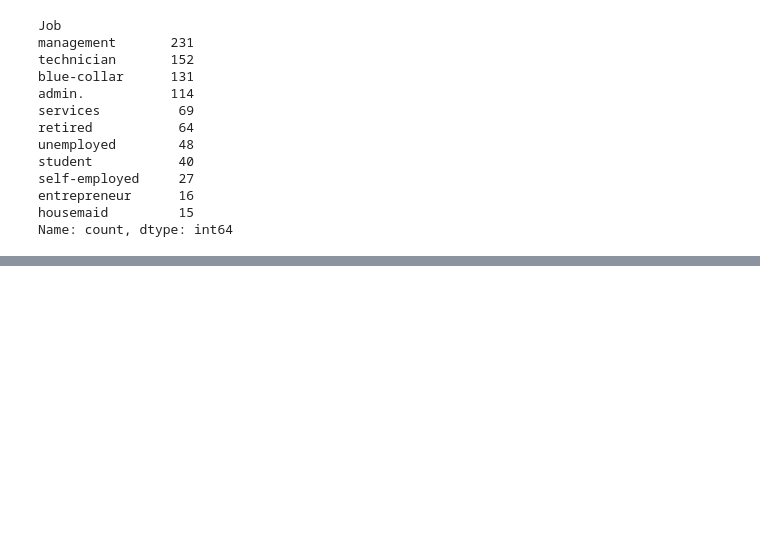
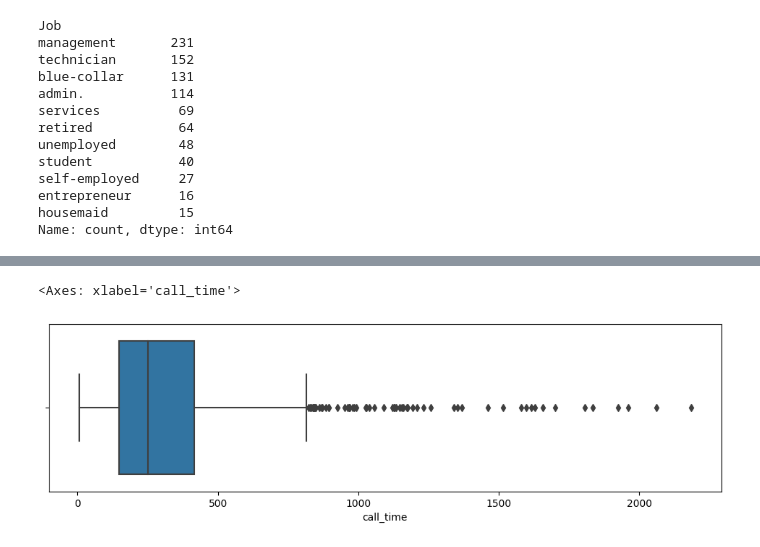
Before and after one commit to ndjogo/Class_practice, a Jupyter notebook: pandas/pandas.ipynb, the cells around one changed output, grey strips where cells are left out. Cells and saved outputs as stored; diff of their text form; code cells hidden in the pictures; blank space fills up the shorter version.

```diff
--- a/pandas/pandas.ipynb
+++ b/pandas/pandas.ipynb
@@ -524,0 +536,7 @@ car_insurance.head()
+# %%
+plt.figure(figsize= (12,3))
+
+sns.boxplot(data = car_insurance, x = "call_time", )
+# %% [output]
+<Axes: xlabel='call_time'>
+[figure, added]
```
Also changed, not shown: parts of 8 cells of this notebook.
